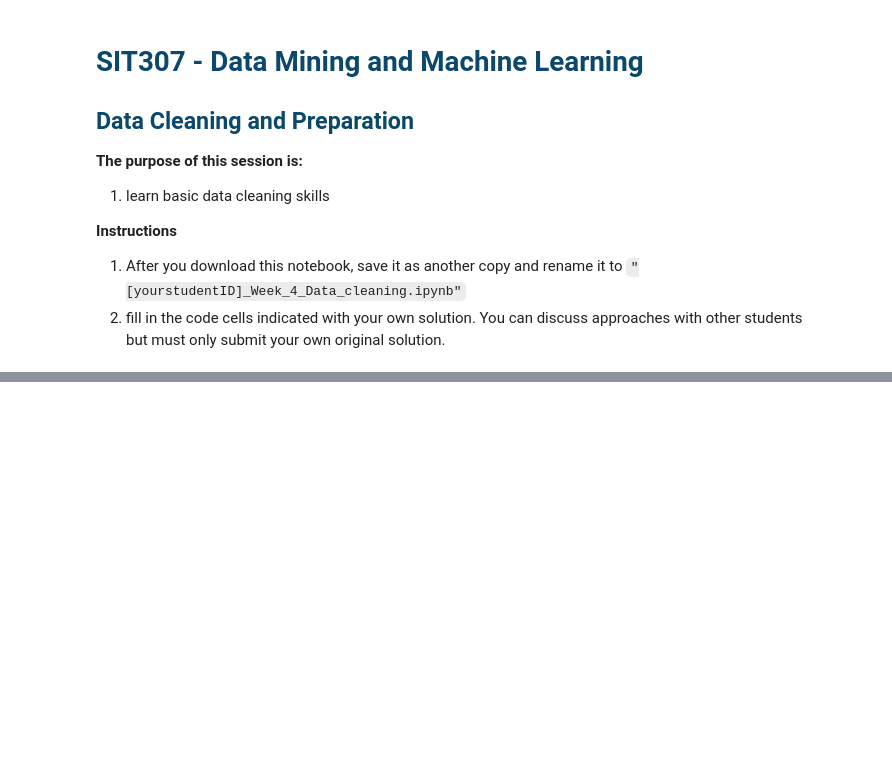
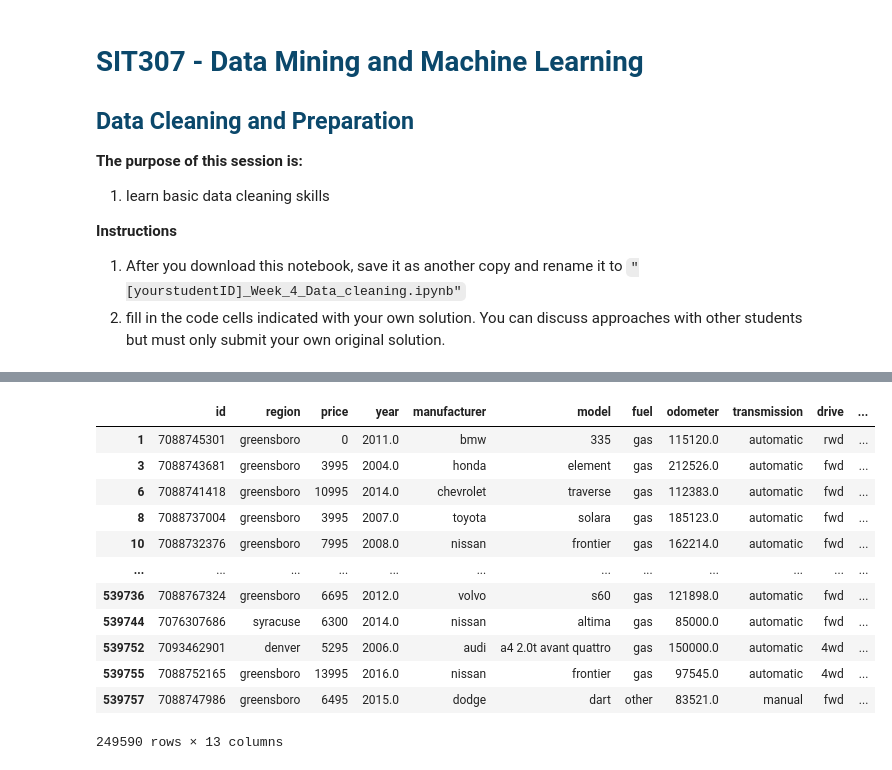
Before and after one commit to lachlanmcinnes/SIT307, a Jupyter notebook: DataAnalysis/DataCleaning.ipynb, the cells around one changed output, grey strips where cells are left out. Cells and saved outputs as stored; diff of their text form; code cells hidden in the pictures; blank space fills up the shorter version.

```diff
--- a/DataAnalysis/DataCleaning.ipynb
+++ b/DataAnalysis/DataCleaning.ipynb
@@ -30,0 +36,16 @@ df.head()
+# %%
+#get number of rows and columns in dataframe
+r,c = df.shape
+
+#create dictionary how many rows in each column have zero values
+missing_rows=df.apply(lambda x: round((r-x.count())/r,3), axis=0).to_dict()
+
+#create an array to automatically drop columns
+drop_columns=[]
+filter_percentage = 0.4
+
+for key,value in missing_rows.items():
+    if value >= filter_percentage:
+        drop_columns.append(key)
+
+drop_columns
@@ -30,0 +54,4 @@ df.head()
+# %%
+#add more columns manually to drop based on viewing data, such as url which holds no real value in terms of data analysis
+drop_columns.extend(['url','region_url', 'title_status', 'image_url', 'lat','long', 'description'])
+drop_columns
@@ -30,0 +71,22 @@ df.head()
+# %%
+#drop columns from data frame
+dropped_df = df.drop(columns=drop_columns)
+
+#drop rows based on null values
+drop_threshold = 2
+dropped_df = dropped_df.dropna()
+dropped_df
+# %% [output]
+|  | id | region | price | year | manufacturer | model | fuel | odometer | transmission | drive | ... |
+| 1 | 7088745301 | greensboro | 0 | 2011.0 | bmw | 335 | gas | 115120.0 | automatic | rwd | ... |
+| 3 | 7088743681 | greensboro | 3995 | 2004.0 | honda | element | gas | 212526.0 | automatic | fwd | ... |
+| 6 | 7088741418 | greensboro | 10995 | 2014.0 | chevrolet | traverse | gas | 112383.0 | automatic | fwd | ... |
+| 8 | 7088737004 | greensboro | 3995 | 2007.0 | toyota | solara | gas | 185123.0 | automatic | fwd | ... |
+| 10 | 7088732376 | greensboro | 7995 | 2008.0 | nissan | frontier | gas | 162214.0 | automatic | fwd | ... |
+| ... | ... | ... | ... | ... | ... | ... | ... | ... | ... | ... | ... |
+| 539736 | 7088767324 | greensboro | 6695 | 2012.0 | volvo | s60 | gas | 121898.0 | automatic | fwd | ... |
+| 539744 | 7076307686 | syracuse | 6300 | 2014.0 | nissan | altima | gas | 85000.0 | automatic | fwd | ... |
+| 539752 | 7093462901 | denver | 5295 | 2006.0 | audi | a4 2.0t avant quattro | gas | 150000.0 | automatic | 4wd | ... |
+| 539755 | 7088752165 | greensboro | 13995 | 2016.0 | nissan | frontier | gas | 97545.0 | automatic | 4wd | ... |
+| 539757 | 7088747986 | greensboro | 6495 | 2015.0 | dodge | dart | other | 83521.0 | manual | fwd | ... |
+249590 rows × 13 columns
```
Also changed, not shown: parts of 17 cells of this notebook.
